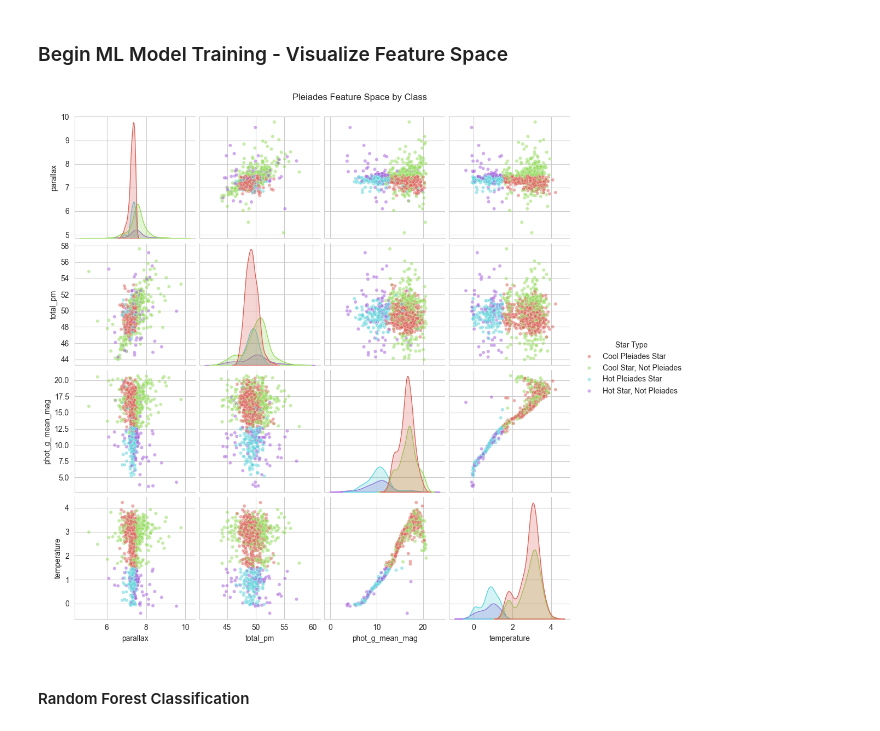
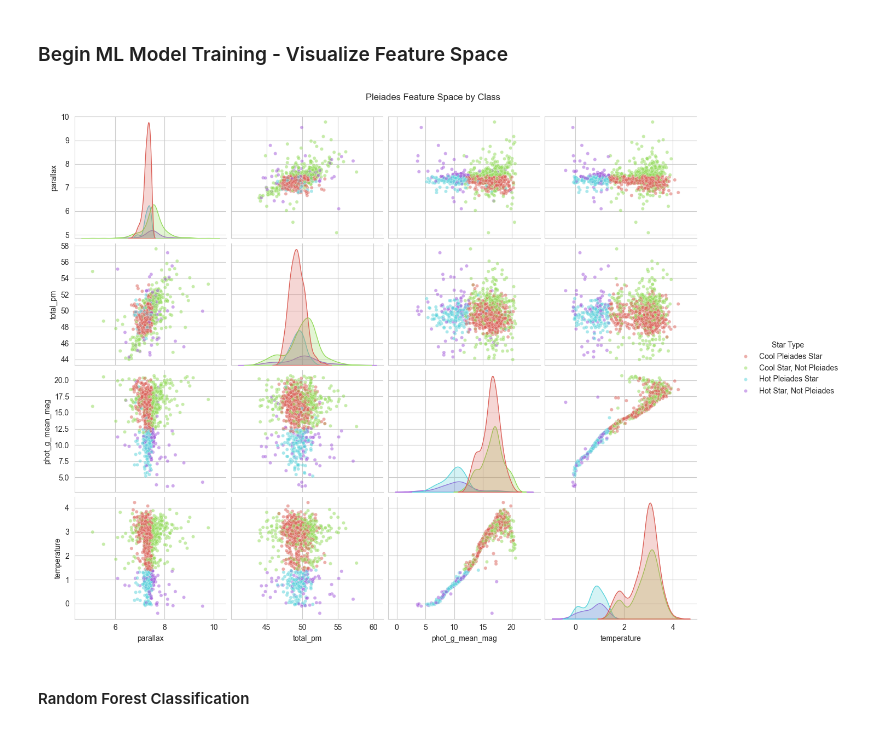
Before and after one commit to ashdash83/ASTR-154_Final_Project, a Jupyter notebook: 154FinalProject.ipynb, the cells around one changed output. Saved outputs shown, nothing was run; the diff lists cells and outputs as text; code cells hidden in the pictures.

```diff
--- a/154FinalProject.ipynb
+++ b/154FinalProject.ipynb
@@ -72,33 +71,34 @@ Number of stars returned: 1068
 # %%
 # Select features
 pleiades_df["temperature"] = pleiades_df["phot_bp_mean_mag"] - pleiades_df["phot_rp_mean_mag"] # using color spectrum to determine the temperature of stars
-pleiades_df["cool_star"] = (pleiades_df["temperature"] > 1.5).astype(int)
+pleiades_df["cool_star"] = (pleiades_df["temperature"] > 1.4).astype(int)
 pleiades_df["total_pm"] = np.sqrt(pleiades_df["pmra"]**2 + pleiades_df["pmdec"]**2) # proper motion of a star to determine how fast it is moving
 pleiades_df["is_pleiades"] = (pleiades_df["parallax"].between(6.5, 7.5)) & (pleiades_df["pmra"].between(17, 21)) & (pleiades_df["pmdec"].between(-50, -43)).astype(int)
 # %%
 import seaborn as sns
 
 features = ["phot_g_mean_mag", "temperature", "parallax", "total_pm"]
 pleiades_df["label"] = pleiades_df["is_pleiades"] * 2 + pleiades_df["cool_star"]
 
 pleiades_df["Star Type"] = pleiades_df["label"].map({
     0: "Hot Star, Not Pleiades",
     1: "Cool Star, Not Pleiades",
     2: "Hot Pleiades Star",
     3: "Cool Pleiades Star"
 })
 
 x = pleiades_df[features]
 y = pleiades_df["Star Type"]
 
 plot_df = pleiades_df[["parallax", "total_pm", "phot_g_mean_mag", "temperature", "Star Type"]]
 
 # Plot the pairwise feature space colored by class
-sns.pairplot(plot_df, hue='Star Type', palette="hls", diag_kind="kde", plot_kws={"alpha": 0.5, "s": 20})
+g = sns.pairplot(plot_df, hue='Star Type', palette="hls", diag_kind="kde", plot_kws={"alpha": 0.5, "s": 20})
+g.fig.set_size_inches(15,10)
 plt.suptitle("Pleiades Feature Space by Class", y=1.02)
 plt.show()
 # %% [output]
-[figure, old version]
+[figure, new version]
 # %% [markdown]
 #### Random Forest Classification
 # %%
```
Also changed, not shown: parts of 7 cells of this notebook.
